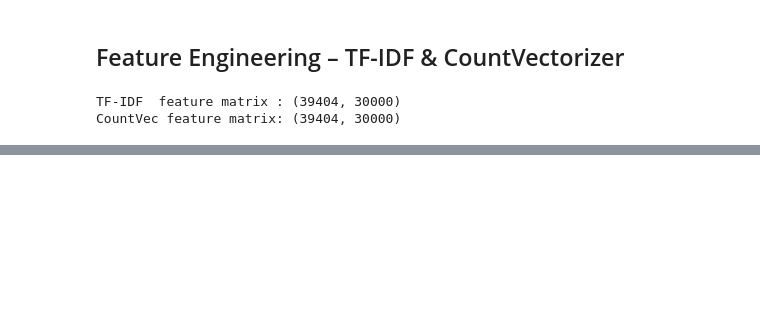
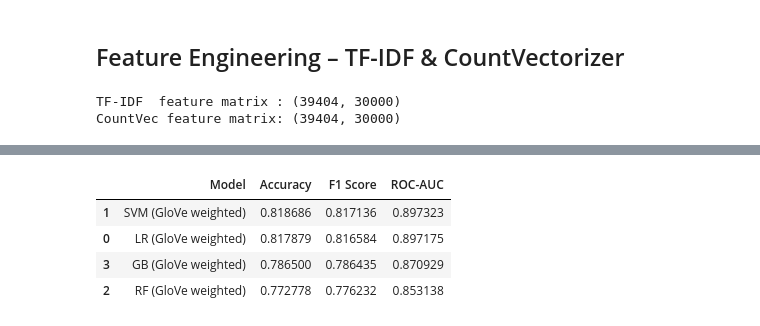
Before and after one commit to Hazem-Amr/GIZ4_AIS2_S1_Ml, a Jupyter notebook: src/NLP/Session_2/Assignment/Tasks.ipynb, the cells around one changed output, grey strips where cells are left out. Cells and saved outputs as stored; diff of their text form; code cells hidden in the pictures; blank space fills up the shorter version.

```diff
--- a/src/NLP/Session_2/Assignment/Tasks.ipynb
+++ b/src/NLP/Session_2/Assignment/Tasks.ipynb
@@ -204,0 +649,51 @@ CountVec feature matrix: (39404, 30000)
+# %%
+def sentence_vector_glove_weighted(tokens):
+    vectors = []
+    weights = []
+
+    for w in tokens:
+        if w in glove and w in idf_dict:
+            vectors.append(glove[w])
+            weights.append(idf_dict[w])
+
+    if len(vectors) == 0:
+        return np.zeros(300)
+
+    vectors = np.array(vectors)
+    weights = np.array(weights)
+
+    return np.average(vectors, axis=0, weights=weights)
+# %%
+X_glove = np.vstack(df2["tokens_w2v"].apply(sentence_vector_glove_weighted))
+# %%
+y = df2["sentiment"].map({"positive": 1, "negative": 0})
+
+X_train, X_test, y_train, y_test = train_test_split(
+    X_glove, y,
+    test_size=0.2,
+    random_state=42,
+    stratify=y
+)
+# %%
+lr = LogisticRegression(max_iter=1000).fit(X_train, y_train)
+svm = SVC(kernel="linear").fit(X_train, y_train)
+rf = RandomForestClassifier(n_estimators=100).fit(X_train, y_train)
+gb = GradientBoostingClassifier(n_estimators=100).fit(X_train, y_train)
+# %%
+models = {
+    "LR (GloVe weighted)": lr,
+    "SVM (GloVe weighted)": svm,
+    "RF (GloVe weighted)": rf,
+    "GB (GloVe weighted)": gb
+}
+
+X_test_dict = {name: X_test for name in models}
+
+df_results = evaluate_models(models, X_test_dict, y_test)
+df_results
+# %% [output]
+|  | Model | Accuracy | F1 Score | ROC-AUC |
+| 1 | SVM (GloVe weighted) | 0.818686 | 0.817136 | 0.897323 |
+| 0 | LR (GloVe weighted) | 0.817879 | 0.816584 | 0.897175 |
+| 3 | GB (GloVe weighted) | 0.786500 | 0.786435 | 0.870929 |
+| 2 | RF (GloVe weighted) | 0.772778 | 0.776232 | 0.853138 |
```
Also changed, not shown: parts of 42 cells of this notebook, 5 other files.
